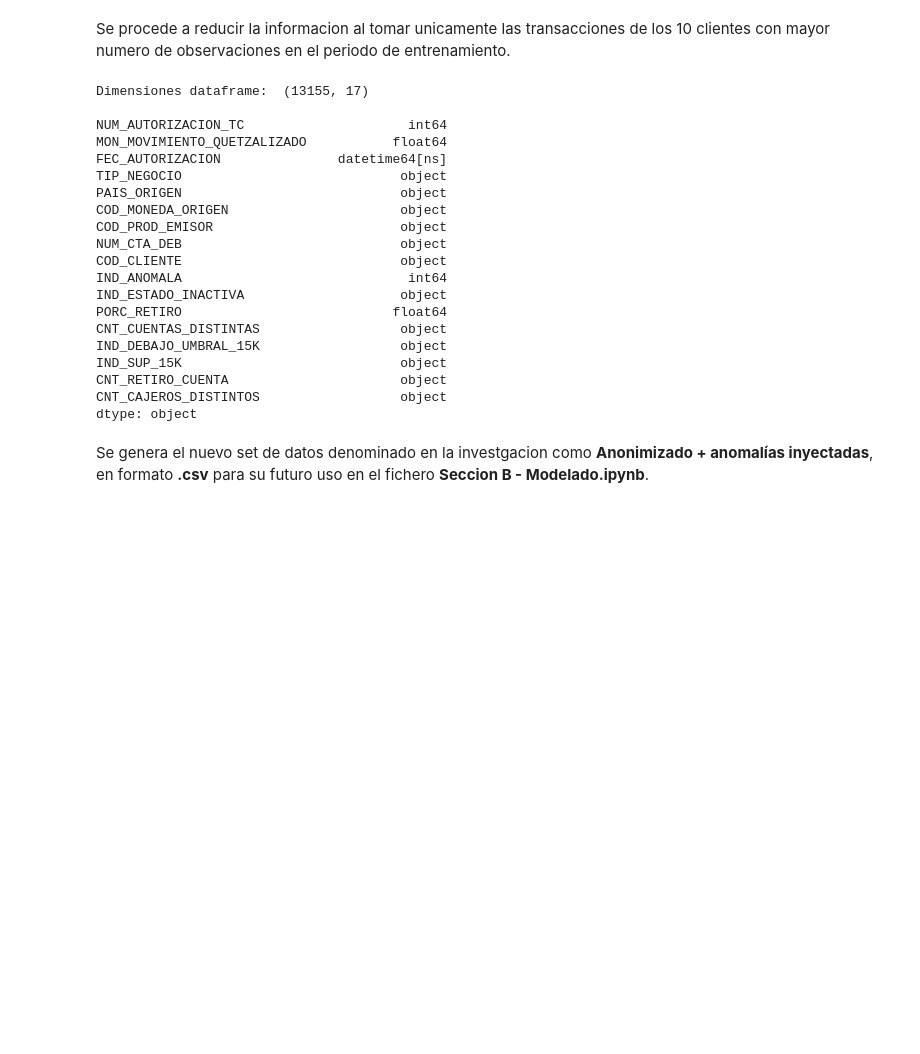
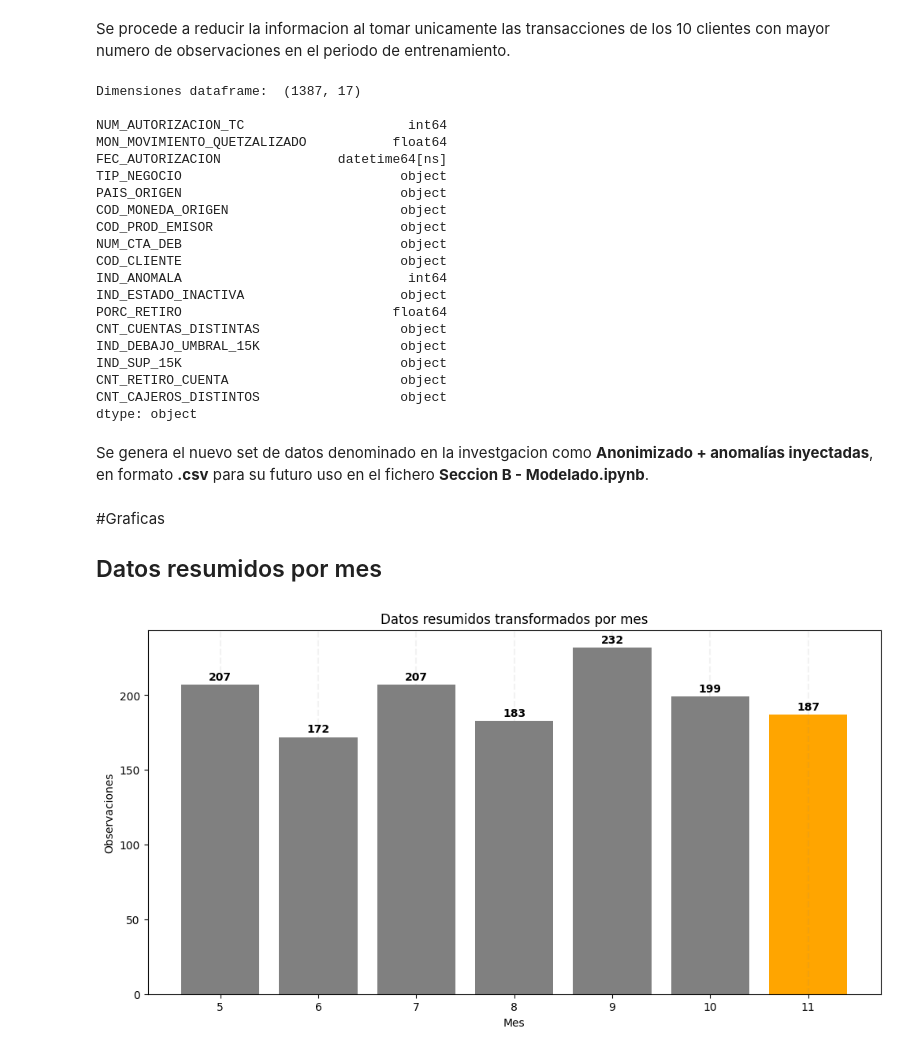
Before and after one commit to i3nriq/TFM, a Jupyter notebook: Seccion A - Datos.ipynb, the cells around one changed output. Drawn from its saved outputs; the diff is of its cells as text; code cells hidden in the pictures; blank space fills up the shorter version.

Commit message:
Graficas Defensa TFM
Datos resumidos transformados por mes

```diff
--- a/Seccion A - Datos.ipynb
+++ b/Seccion A - Datos.ipynb
@@ -272,10 +256,10 @@ dtype: object
 # %% [markdown]
 Se procede a reducir la informacion al tomar unicamente las transacciones de los 10 clientes con mayor numero de observaciones en el periodo de entrenamiento.
 # %%
-df_filtrado=fn_reduccion_df(df_resultado,100)
+df_filtrado=fn_reduccion_df(df_resultado,10)
 fn_descripcion_dataFrame(df_filtrado)
 # %% [output]
-Dimensiones dataframe:  (13155, 17)
+Dimensiones dataframe:  (1387, 17)
 
 NUM_AUTORIZACION_TC                     int64
 MON_MOVIMIENTO_QUETZALIZADO           float64
@@ -299,3 +283,38 @@ dtype: object
 Se genera el nuevo set de datos denominado en la investgacion como **Anonimizado + anomalías inyectadas**, en formato **.csv** para su futuro uso en el fichero **Seccion B - Modelado.ipynb**.
 # %%
 df_filtrado.to_csv(w_ruta_GD+'Data/DF_Resumido_etiquetado.csv', index=False)
+# %% [markdown]
+#Graficas
+## Datos resumidos por mes
+# %%
+df_filtrado['MES'] = df_filtrado['FEC_AUTORIZACION'].dt.month
+df_conteo = df_filtrado[['MES','NUM_AUTORIZACION_TC']].groupby('MES').count().reset_index()
+df_conteo = df_conteo.rename(columns={'NUM_AUTORIZACION_TC': 'CONTEO'})
+df_conteo = df_conteo.sort_values('MES', ascending=True).set_index('MES')
+# %%
+fig, ax = plt.subplots()
+
+bar_colors = ['gray'] * (len(df_conteo)-1) + ['orange']
+
+ax.bar(df_conteo.index, df_conteo['CONTEO'], color=bar_colors)
+
+plt.xticks(df_conteo.index)
+
+# Agregar líneas verticales punteadas para cada valor de x
+for xi in df_conteo.index:
+    ax.axvline(xi, linestyle='--', color='gray', alpha=0.1)
+
+# Agregar valores de cada barra
+for i, v in enumerate(df_conteo['CONTEO']):
+    ax.text(i+5, v+3, str(v), ha='center', fontweight='bold')
+
+plt.xlabel('Mes')
+plt.ylabel('Observaciones')
+plt.title('Datos resumidos transformados por mes')
+
+# Establecer tamaño de figura
+fig.set_size_inches(12, 6) # especificar tamaño de 12 pulgadas de ancho y 6 pulgadas de alto
+
+plt.show()
+# %% [output]
+[figure, added]
```
Also changed, not shown: parts of 3 cells of this notebook.
